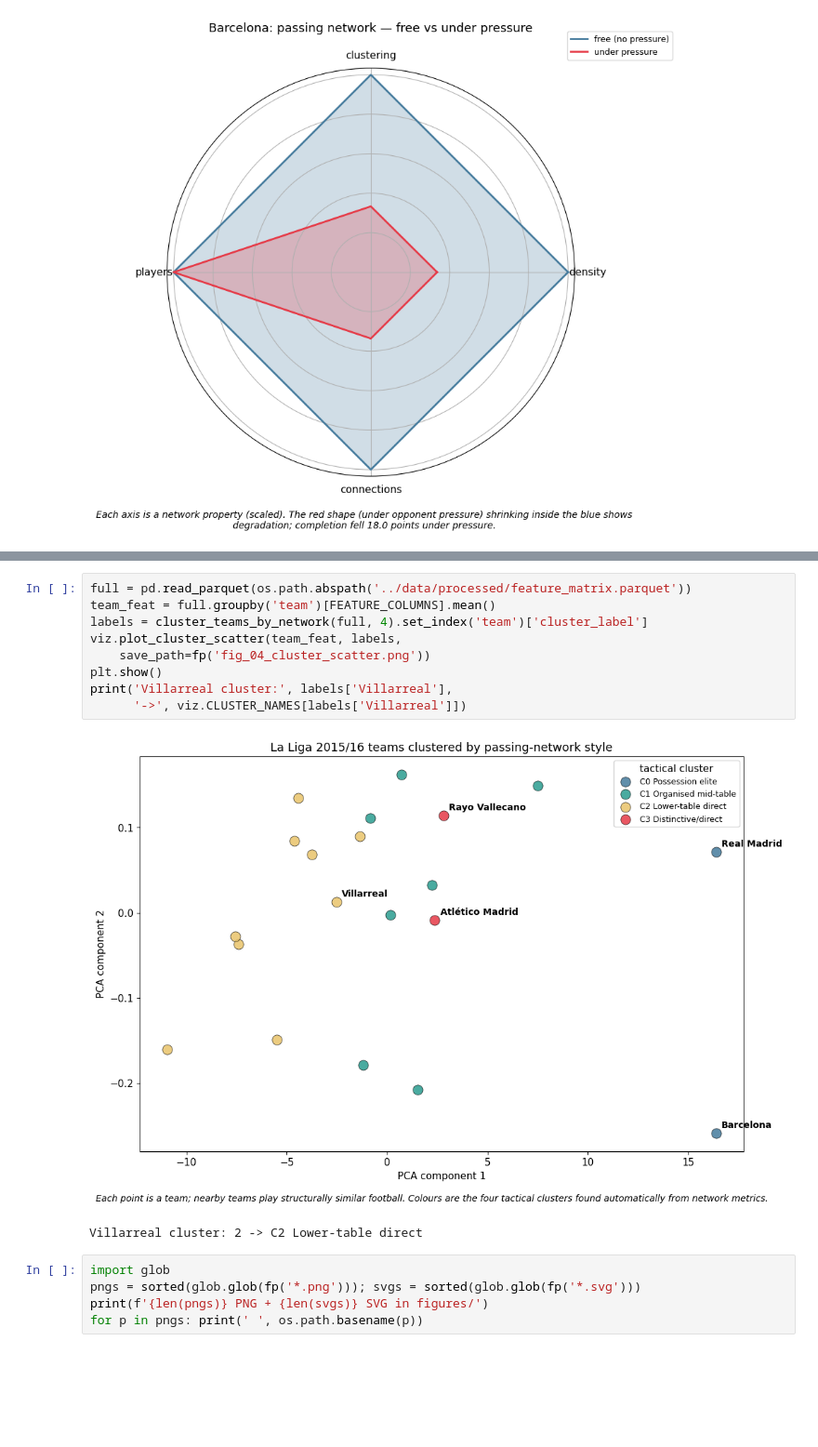
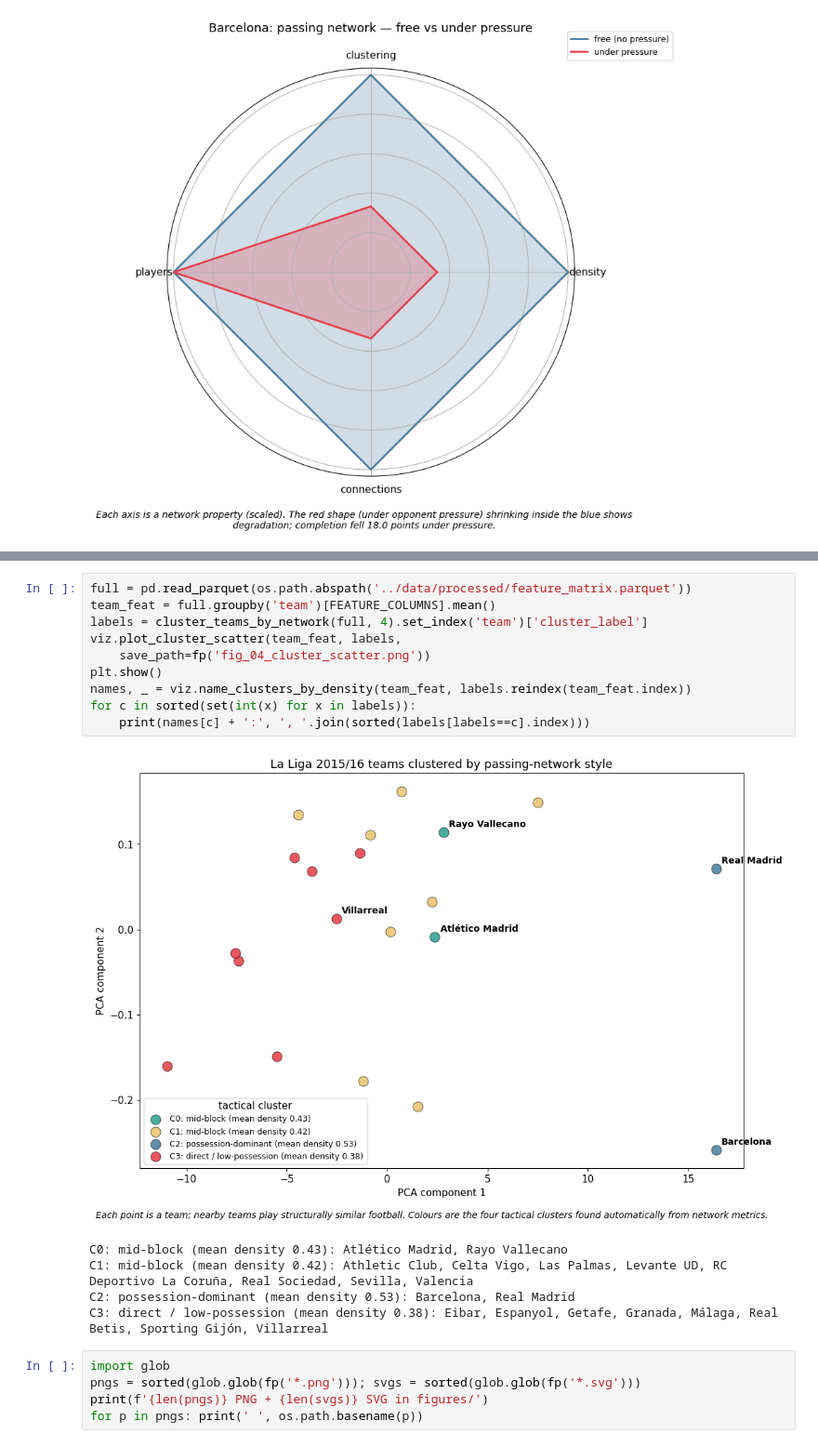
Before and after one commit to nraptisss/Football-as-a-Communication-Network, a Jupyter notebook: notebooks/05_visualisations.ipynb, the cells around one changed output, grey strips where cells are left out. Shown at 93% size. Drawn from its saved outputs; the diff is of its cells as text; blank space fills up the shorter version.

```diff
--- a/notebooks/05_visualisations.ipynb
+++ b/notebooks/05_visualisations.ipynb
@@ -103,15 +103,19 @@ Teams coloured by their tactical cluster. **Villarreal** is annotated as a mild
 # %%
 full = pd.read_parquet(os.path.abspath('../data/processed/feature_matrix.parquet'))
 team_feat = full.groupby('team')[FEATURE_COLUMNS].mean()
 labels = cluster_teams_by_network(full, 4).set_index('team')['cluster_label']
 viz.plot_cluster_scatter(team_feat, labels,
     save_path=fp('fig_04_cluster_scatter.png'))
 plt.show()
-print('Villarreal cluster:', labels['Villarreal'],
-      '->', viz.CLUSTER_NAMES[labels['Villarreal']])
+names, _ = viz.name_clusters_by_density(team_feat, labels.reindex(team_feat.index))
+for c in sorted(set(int(x) for x in labels)):
+    print(names[c] + ':', ', '.join(sorted(labels[labels==c].index)))
 # %% [output]
-[figure, old version]
+[figure, new version]
-Villarreal cluster: 2 -> C2 Lower-table direct
+C0: mid-block (mean density 0.43): Atlético Madrid, Rayo Vallecano
+C1: mid-block (mean density 0.42): Athletic Club, Celta Vigo, Las Palmas, Levante UD, RC Deportivo La Coruña, Real Sociedad, Sevilla, Valencia
+C2: possession-dominant (mean density 0.53): Barcelona, Real Madrid
+C3: direct / low-possession (mean density 0.38): Eibar, Espanyol, Getafe, Granada, Málaga, Real Betis, Sporting Gijón, Villarreal
 # %%
 import glob
 pngs = sorted(glob.glob(fp('*.png'))); svgs = sorted(glob.glob(fp('*.svg')))
```
Also changed, not shown: parts of 6 cells of this notebook, 31 other files.
